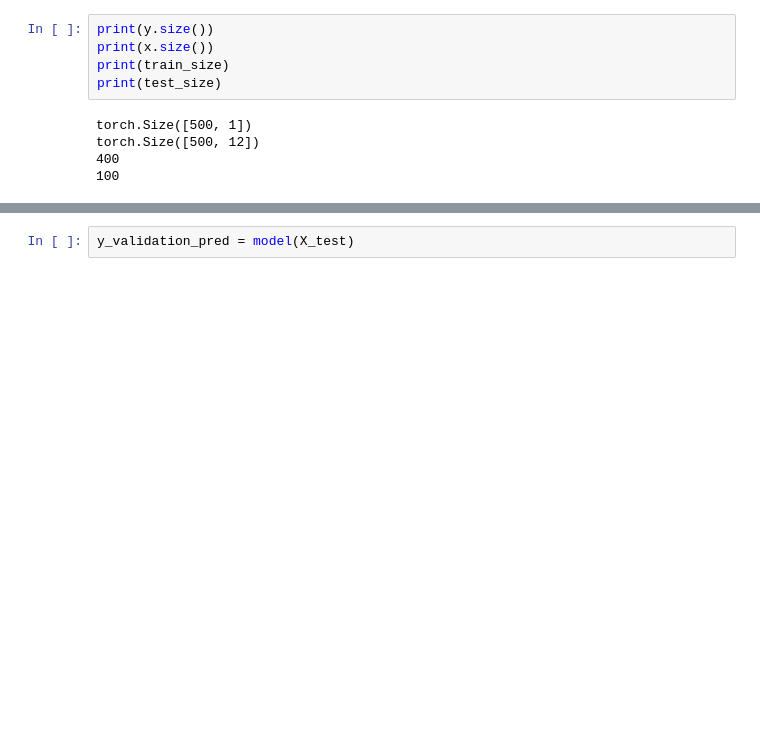
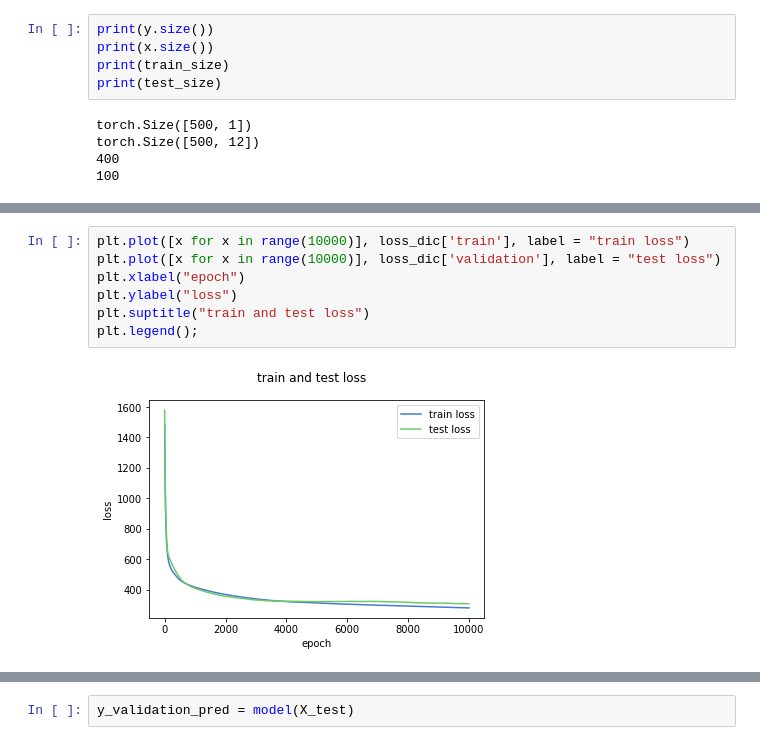
Before and after one commit to robertopablonoel/ByteBeat, a Jupyter notebook: Tree Parser/Analyze.ipynb, the cells around one changed output, grey strips where cells are left out. Cells and saved outputs as stored; diff of their text form; blank space fills up the shorter version.

```diff
--- a/Tree Parser/Analyze.ipynb
+++ b/Tree Parser/Analyze.ipynb
@@ -232,3 +303,12 @@ torch.Size([500, 12])
+# %%
+plt.plot([x for x in range(10000)], loss_dic['train'], label = "train loss")
+plt.plot([x for x in range(10000)], loss_dic['validation'], label = "test loss")
+plt.xlabel("epoch")
+plt.ylabel("loss")
+plt.suptitle("train and test loss")
+plt.legend();
+# %% [output]
+[figure, added]
 # %%
 for H in range(8,9):
     N, D_in, H1, H2, D_out = 500, 12, H, 2, 1 #4
```
Also changed, not shown: parts of 11 cells of this notebook, 8 other files.
